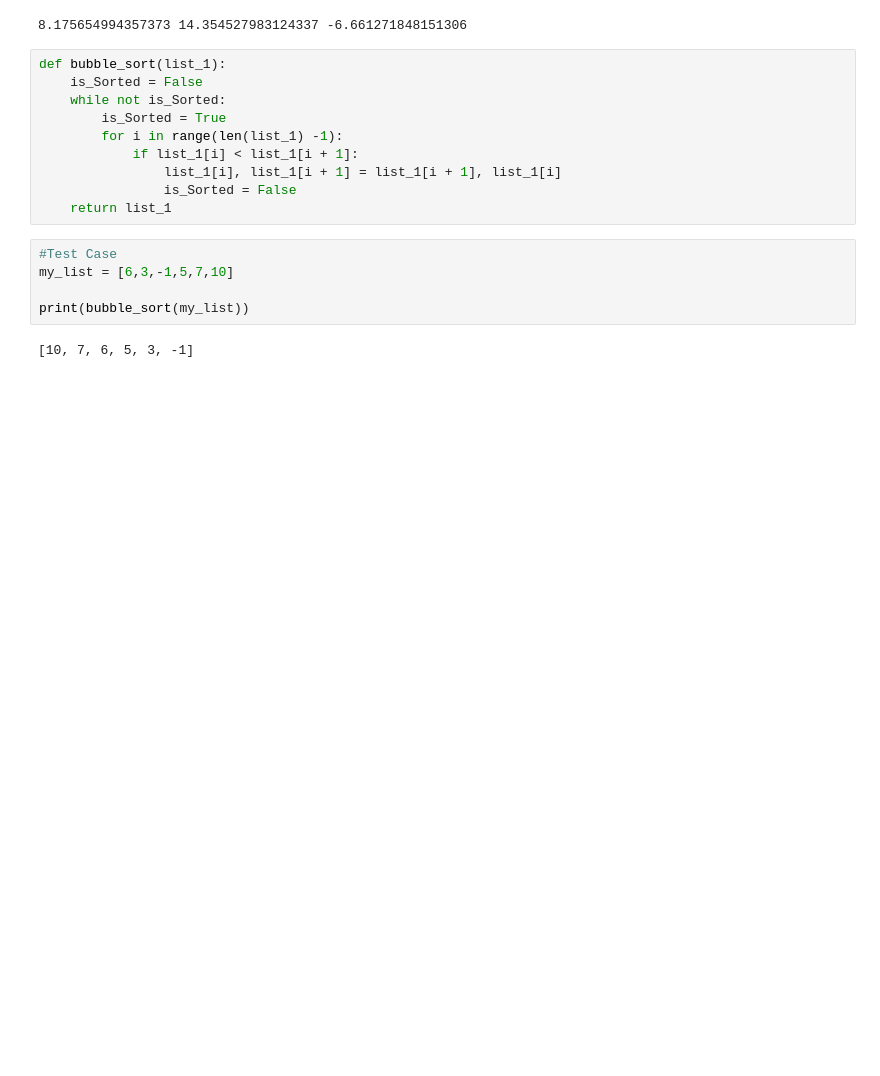
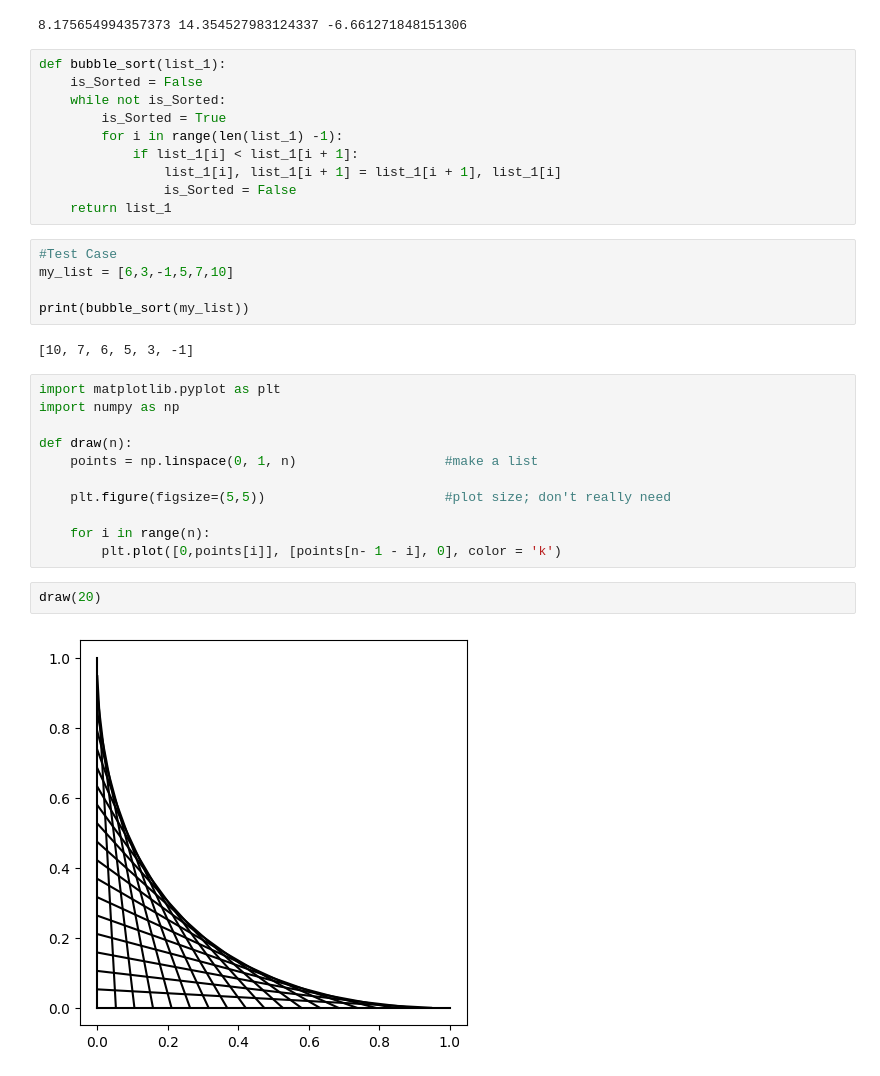
Before and after one commit to yoponchik/Computer-Programming-For-Engineers, a Jupyter notebook: Exam Problems/FinalsPracticeProblems3.ipynb, the cells around one changed output. Drawn from its saved outputs; the diff is of its cells as text; blank space fills up the shorter version.

```diff
--- a/Exam Problems/FinalsPracticeProblems3.ipynb
+++ b/Exam Problems/FinalsPracticeProblems3.ipynb
@@ -89,3 +89,18 @@ my_list = [6,3,-1,5,7,10]
 print(bubble_sort(my_list))
 # %% [output]
 [10, 7, 6, 5, 3, -1]
+# %%
+import matplotlib.pyplot as plt
+import numpy as np
+
+def draw(n):
+    points = np.linspace(0, 1, n)                   #make a list
+
+    plt.figure(figsize=(5,5))                       #plot size; don't really need
+
+    for i in range(n):
+        plt.plot([0,points[i]], [points[n- 1 - i], 0], color = 'k')
+# %%
+draw(20)
+# %% [output]
+[figure, added]
```
